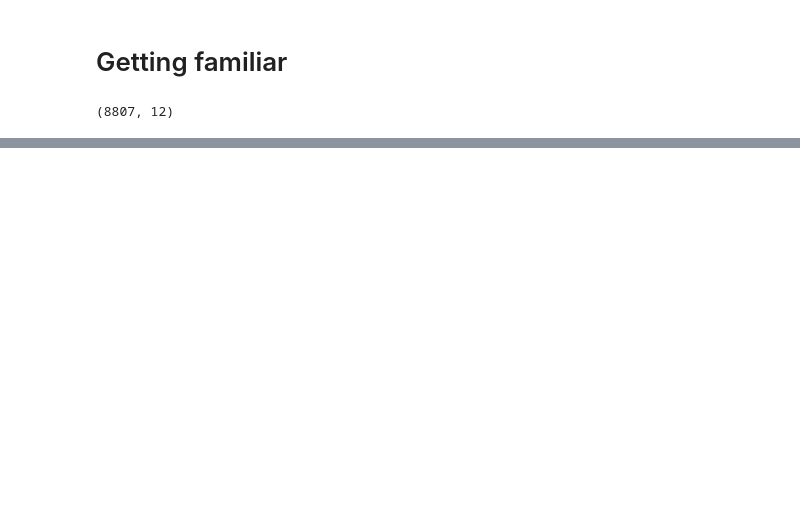
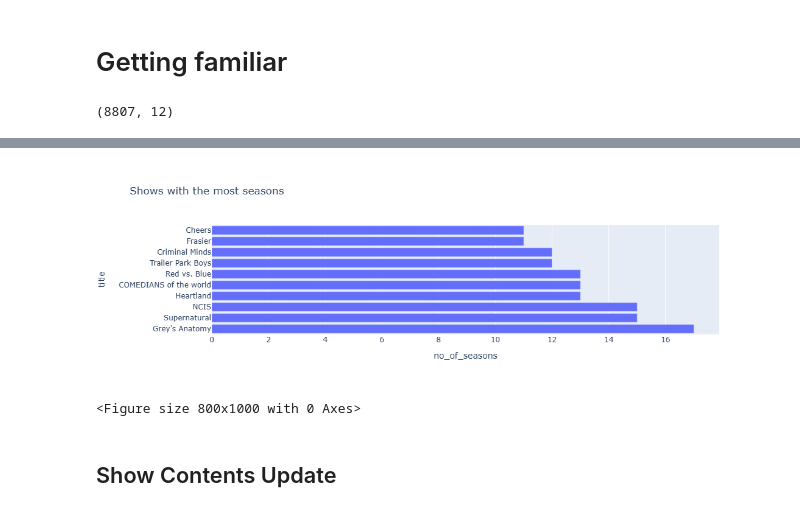
Before and after one commit to jjoenasr/ml-projects, a Jupyter notebook: EDA/Netflix/NetflixAnalysis.ipynb, the cells around one changed output, grey strips where cells are left out. Saved outputs shown, nothing was run; the diff lists cells and outputs as text; code cells hidden in the pictures; blank space fills up the shorter version.

```diff
--- a/EDA/Netflix/NetflixAnalysis.ipynb
+++ b/EDA/Netflix/NetflixAnalysis.ipynb
@@ -212,0 +110,3 @@ Name: 2019, dtype: float64
+# %%
+durations = net_shows[['title','duration']]
+durations
@@ -212,0 +127,3 @@ Name: 2019, dtype: float64
+# %%
+durations['no_of_seasons'] = durations['duration'].str.replace(' Season','').str.replace('s','').astype(int)
+durations
@@ -212,0 +144,9 @@ Name: 2019, dtype: float64
+# %%
+durations = durations.sort_values(by='no_of_seasons',ascending=False)
+fig = px.bar(durations.head(10), x='no_of_seasons', y='title', orientation='h', title="Shows with the most seasons")
+fig.show()
+# %% [output]
+[figure, added]
+<Figure size 800x1000 with 0 Axes>
+# %% [markdown]
+## Show Contents Update
```
Also changed, not shown: parts of 85 cells of this notebook, 20 other files.
